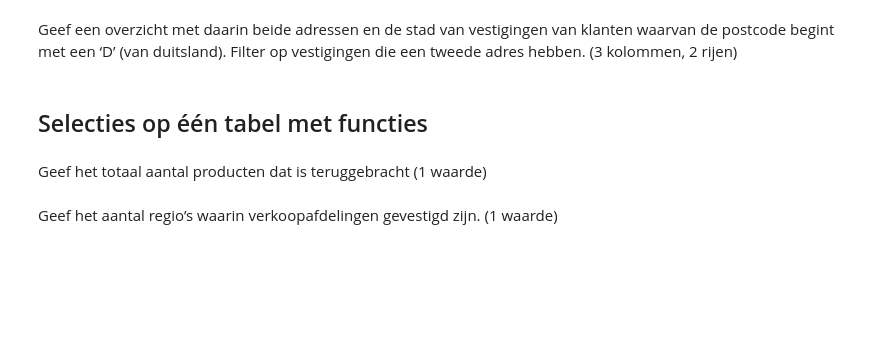
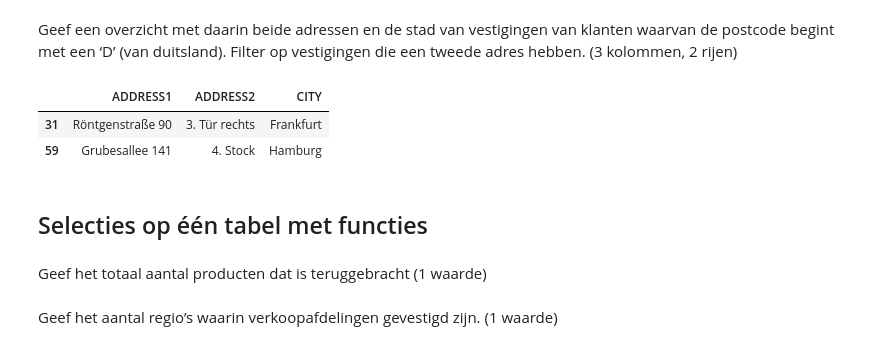
Before and after one commit to ReesMehorst/DEAI, a Jupyter notebook: DEAI - Pythonweek WC Dataselectie met pandas/OpdrachtenMees.ipynb, the cells around one changed output. Cells and saved outputs as stored; diff of their text form; code cells hidden in the pictures; blank space fills up the shorter version.

```diff
--- a/DEAI - Pythonweek WC Dataselectie met pandas/OpdrachtenMees.ipynb
+++ b/DEAI - Pythonweek WC Dataselectie met pandas/OpdrachtenMees.ipynb
@@ -146,5 +176,18 @@ Geef een overzicht met daarin de landen waar met dollars (dollars of new dollar)
 # %% [markdown]
 Geef een overzicht met daarin beide adressen en de stad van vestigingen van klanten waarvan de postcode begint met een ‘D’ (van duitsland). Filter op vestigingen die een tweede adres hebben. (3 kolommen, 2 rijen)
+# %%
+sql_query = "SELECT * FROM retailer_site"
+dataFrame = pd.read_sql_query(sql_query, conn)
+
+dataFrame.loc[
+    dataFrame['POSTAL_ZONE'].str.match("D-") &
+    dataFrame['ADDRESS2'].notnull(),
+    ['ADDRESS1', 'ADDRESS2', 'CITY']
+]
+# %% [output]
+|  | ADDRESS1 | ADDRESS2 | CITY |
+| 31 | Röntgenstraße 90 | 3. Tür rechts | Frankfurt |
+| 59 | Grubesallee 141 | 4. Stock | Hamburg |
 # %% [markdown]
 ## Selecties op één tabel met functies
 # %% [markdown]
```
Also changed, not shown: parts of 2 cells of this notebook, 1 other file.
